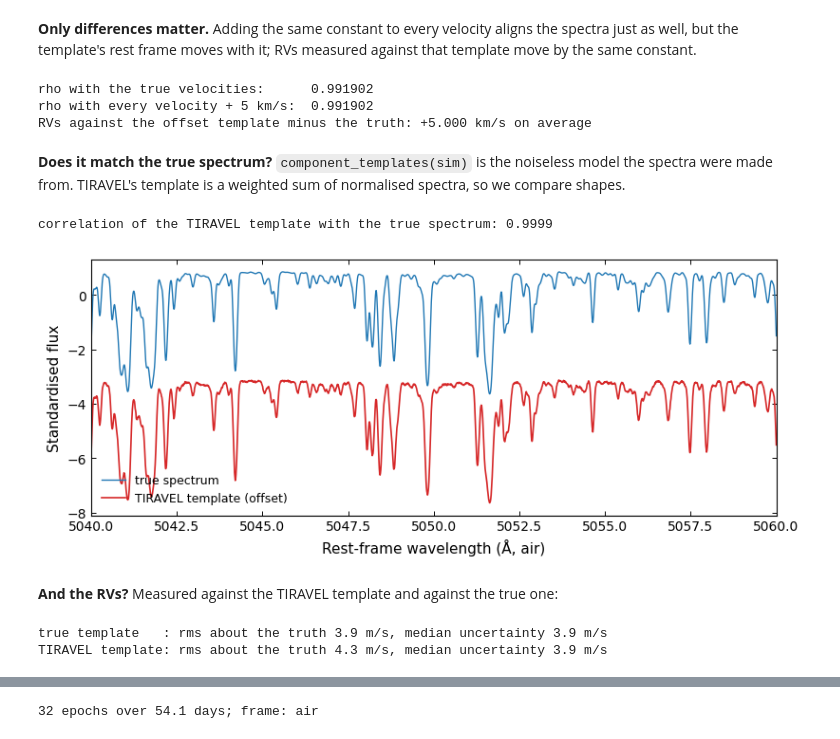
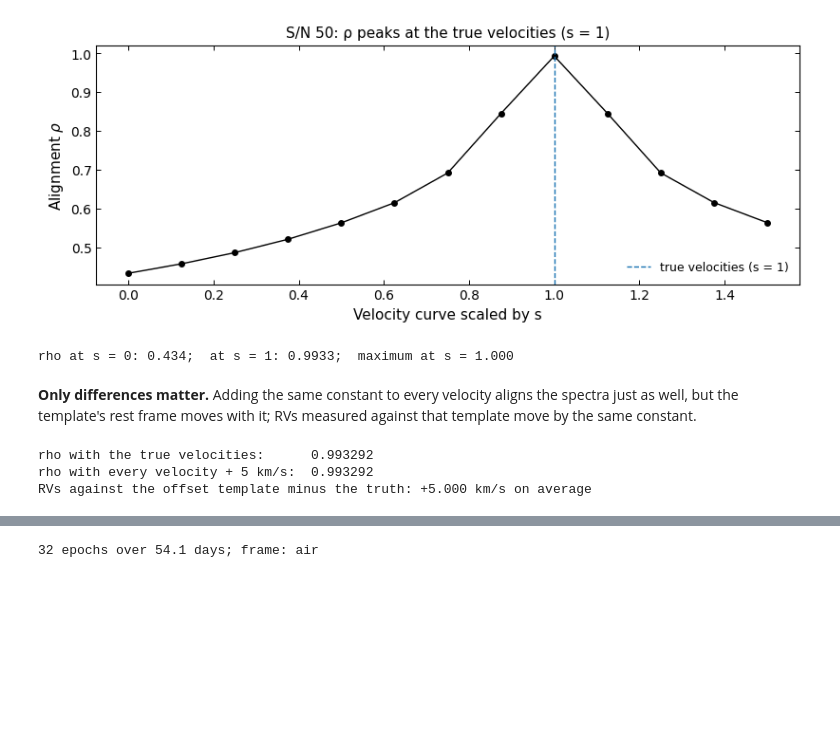
Before and after one commit to SPARTA-dev/SPARTA, a Jupyter notebook: examples/04_template_from_data_tiravel.ipynb, the cells around one changed output, grey strips where cells are left out. Cells and saved outputs as stored; diff of their text form; code cells hidden in the pictures; blank space fills up the shorter version.

```diff
--- a/examples/04_template_from_data_tiravel.ipynb
+++ b/examples/04_template_from_data_tiravel.ipynb
@@ -77,0 +52,20 @@ rho at s = 0: 0.433;  at s = 1: 0.992;  maximum at s = 1.000
+# %%
+SNR = 50
+rng = np.random.default_rng(5)
+times = np.sort(rng.uniform(0, 30, 30))
+rv_true = -8.0 + 25.0 * np.sin(2 * np.pi * times / 6.1)              # km/s
+star = dict(teff=5800, logg=3.5, feh=0.5, vsini=3.0)
+
+def simulate(snr):
+    """30 HARPS-like epochs of the star at signal-to-noise snr (None: noiseless)."""
+    return Simulation(like="HARPS", windows_A=[(5000, 5100)], times=times, rv_kms=rv_true,
+                      components=[star], snr=snr, noise="photon", seed=6)
+
+sim = simulate(SNR)
+obs = Observations(survey="SIMULATED", simulation=sim)
+truth_template = component_templates(sim)[0]
+
+obs.build_tiravel_template(rv_true)
+tir = obs.tiravel
+print(f"rho = {tir.rho:.4f}, effective number of contributing epochs = "
+      f"{tir.diagnostics['n_eff']:.1f} of {obs.sample_size}")
@@ -78,3 +103,20 @@ rho at s = 0: 0.433;  at s = 1: 0.992;  maximum at s = 1.000
+# %%
+scales = np.linspace(0, 1.5, 13)
+rhos = [TIRAVEL().build_template(obs.spec_list, s * rv_true).rho for s in scales]
+
+fig, ax = plt.subplots()
+plot_curve(ax, scales, rhos, marker="o", ms=4)
+ax.axvline(1.0, color=EXTRA_COLOR, ls="--", lw=1, label="true velocities (s = 1)")
+ax.set_xlabel("Velocity curve scaled by s")
+ax.set_ylabel(r"Alignment $\rho$")
+ax.set_title(f"S/N {SNR}: ρ peaks at the true velocities (s = 1)")
+ax.legend(loc="lower right")
+plt.show()
+print(f"rho at s = 0: {rhos[0]:.3f};  at s = 1: {rhos[np.argmin(np.abs(scales - 1))]:.4f};  "
+      f"maximum at s = {scales[np.argmax(rhos)]:.3f}")
+# %% [output]
+[figure, added]
+rho at s = 0: 0.434;  at s = 1: 0.9933;  maximum at s = 1.000
 # %% [markdown]
 **Only differences matter.** Adding the same constant to every velocity aligns the spectra just
 as well, but the template's rest frame moves with it; RVs measured against that template move
@@ -87,38 +129,6 @@ print(f"rho with every velocity + 5 km/s:  {offset.rho:.6f}")
 obs.calc_rv_against_template(offset.template, dv=0.1, vel_bound=40)
 print(f"RVs against the offset template minus the truth: {np.mean(obs.vels - rv_true):+.3f} km/s on average")
 # %% [output]
-rho with the true velocities:      0.991902
-rho with every velocity + 5 km/s:  0.991902
+rho with the true velocities:      0.993292
+rho with every velocity + 5 km/s:  0.993292
 RVs against the offset template minus the truth: +5.000 km/s on average
-# %% [markdown]
-**Does it match the true spectrum?** `component_templates(sim)` is the noiseless model the
-spectra were made from. TIRAVEL's template is a weighted sum of normalised spectra, so we
-compare shapes.
-# %%
-truth_template = component_templates(sim)[0]
-grid = tir.template.model.wv[0]
-true_on_grid = np.interp(grid, truth_template.model.wv[0], truth_template.model.sp[0])
-tir_flux = tir.template.model.sp[0]
-print(f"correlation of the TIRAVEL template with the true spectrum: {np.corrcoef(tir_flux, true_on_grid)[0, 1]:.4f}")
-
-fig, ax = plt.subplots()
-plot_extra(ax, grid, standardise(true_on_grid), label="true spectrum")
-plot_model(ax, grid, standardise(tir_flux) - 4, label="TIRAVEL template (offset)")
-ax.set_xlim(5040, 5060)
-ax.set_xlabel("Rest-frame wavelength (Å, air)")
-ax.set_ylabel("Standardised flux")
-ax.legend(loc="lower left")
-plt.show()
-# %% [output]
-correlation of the TIRAVEL template with the true spectrum: 0.9999
-[figure, removed]
-# %% [markdown]
-**And the RVs?** Measured against the TIRAVEL template and against the true one:
-# %%
-for name, template in [("true template", truth_template), ("TIRAVEL template", tir.template)]:
-    obs.calc_rv_against_template(template, dv=0.1, vel_bound=40)
-    print(f"{name:16s}: rms about the truth {np.std(obs.vels - rv_true) * 1e3:.1f} m/s, "
-          f"median uncertainty {np.median(obs.evels) * 1e3:.1f} m/s")
-# %% [output]
-true template   : rms about the truth 3.9 m/s, median uncertainty 3.9 m/s
-TIRAVEL template: rms about the truth 4.3 m/s, median uncertainty 3.9 m/s
```
Also changed, not shown: parts of 21 cells of this notebook.
